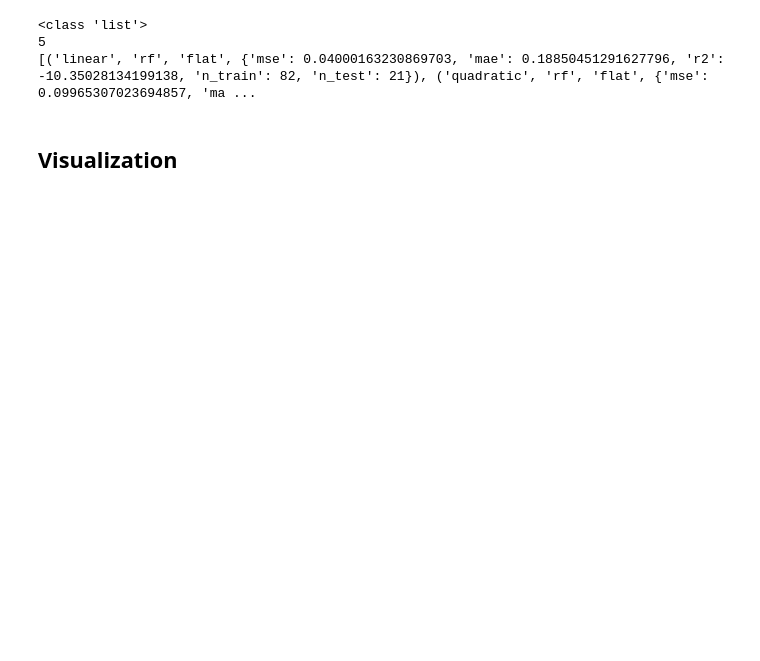
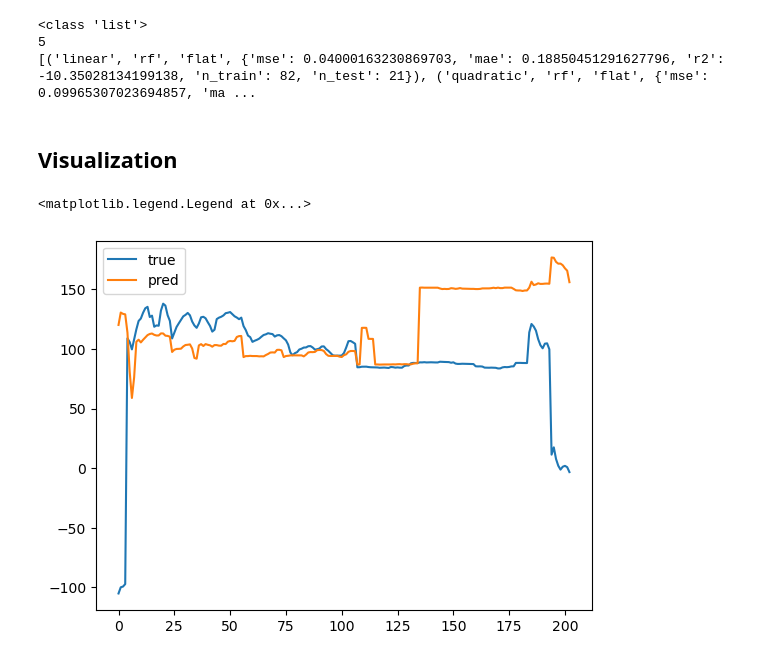
Before and after one commit to raywag/PdM-Project-gear-damage, a Jupyter notebook: PdmProject.ipynb, the cells around one changed output. Saved outputs shown, nothing was run; the diff lists cells and outputs as text; code cells hidden in the pictures; blank space fills up the shorter version.

```diff
--- a/PdmProject.ipynb
+++ b/PdmProject.ipynb
@@ -630,2 +660,4 @@ Model MSE: 0.45525102457904576
    'n_train': 399,
    'n_test': 203})]
+# %%
+model, metrics, (y_test_rul, y_pred) = run_experiment()
@@ -641,16 +684,10 @@ print(results)
 ## Visualization
 # %%
 import matplotlib.pyplot as plt
-import numpy as np
 
-def plot_true_vs_pred(y_test, y_pred, title="True vs Pred"):
-    plt.figure(figsize=(10,4))
-    plt.plot(y_test, marker="o", label="True")
-    plt.plot(y_pred, marker="o", label="Pred")
-    plt.title(title)
-    plt.xlabel("Test index (time order)")
-    plt.ylabel("Proxy label")
-    plt.grid(True, alpha=0.3)
-    plt.legend()
-    plt.tight_layout()
-    plt.show()
+plt.plot(y_test_rul, label="true")
+plt.plot(y_pred, label="pred")
+plt.legend()
+# %% [output]
+<matplotlib.legend.Legend at 0x...>
+[figure, added]
```
Also changed, not shown: parts of 7 cells of this notebook.
